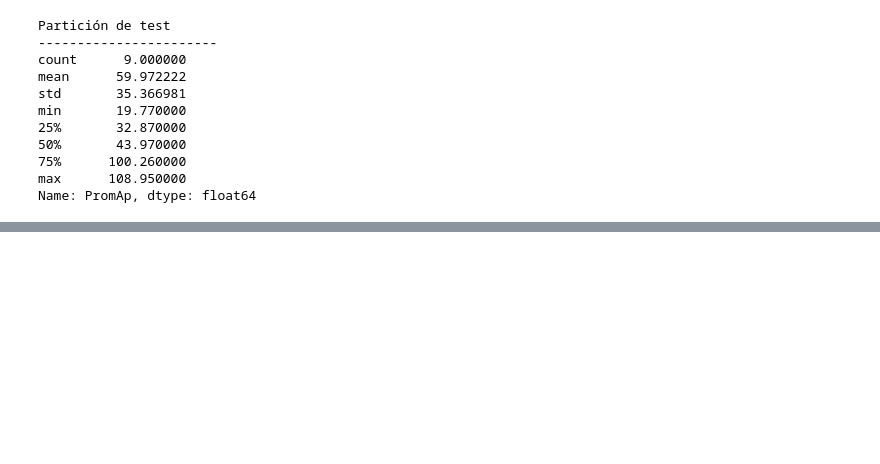
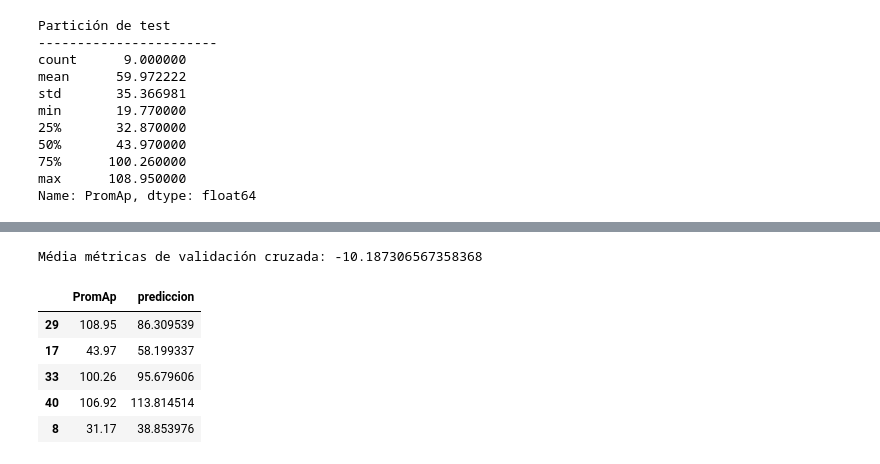
Before and after one commit to DarkinMC/Modelos-Predictivos-Acciones-Disney, a Jupyter notebook: modelo.ipynb, the cells around one changed output, grey strips where cells are left out. Saved outputs shown, nothing was run; the diff lists cells and outputs as text; code cells hidden in the pictures; blank space fills up the shorter version.

```diff
--- a/modelo.ipynb
+++ b/modelo.ipynb
@@ -342,0 +675,31 @@ Name: PromAp, dtype: float64
+# %%
+# Validación cruzada repetida paralelizada (multicore)
+# ==============================================================================
+from sklearn.model_selection import RepeatedKFold
+
+cv = RepeatedKFold(n_splits=10, n_repeats=5, random_state=123)
+cv_scores = cross_val_score(
+                estimator = pipe,
+                X         = X_train,
+                y         = y_train,
+                scoring   = 'neg_root_mean_squared_error',
+                cv        = cv,
+                n_jobs    = -1 # todos los cores disponibles
+            )
+
+print(f"Média métricas de validación cruzada: {cv_scores.mean()}")
+# %% [output]
+Média métricas de validación cruzada: -10.187306567358368
+# %%
+predicciones = pipe.predict(X_test)
+# %%
+# Se crea un dataframe con las predicciones y el valor real
+df_predicciones = pd.DataFrame({'PromAp' : y_test, 'prediccion' : predicciones})
+df_predicciones.head()
+# %% [output]
+|  | PromAp | prediccion |
+| 29 | 108.95 | 86.309539 |
+| 17 | 43.97 | 58.199337 |
+| 33 | 100.26 | 95.679606 |
+| 40 | 106.92 | 113.814514 |
+| 8 | 31.17 | 38.853976 |
```
Also changed, not shown: parts of 19 cells of this notebook, 2 other files.
